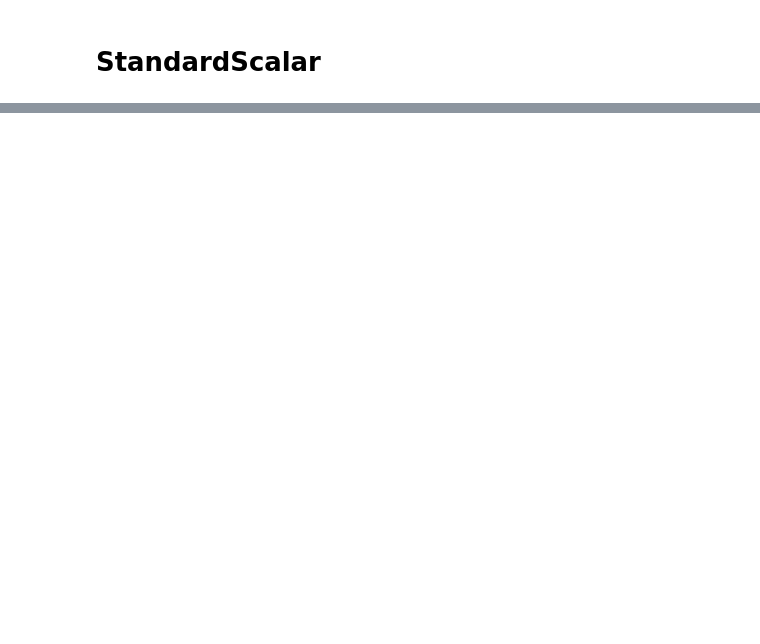
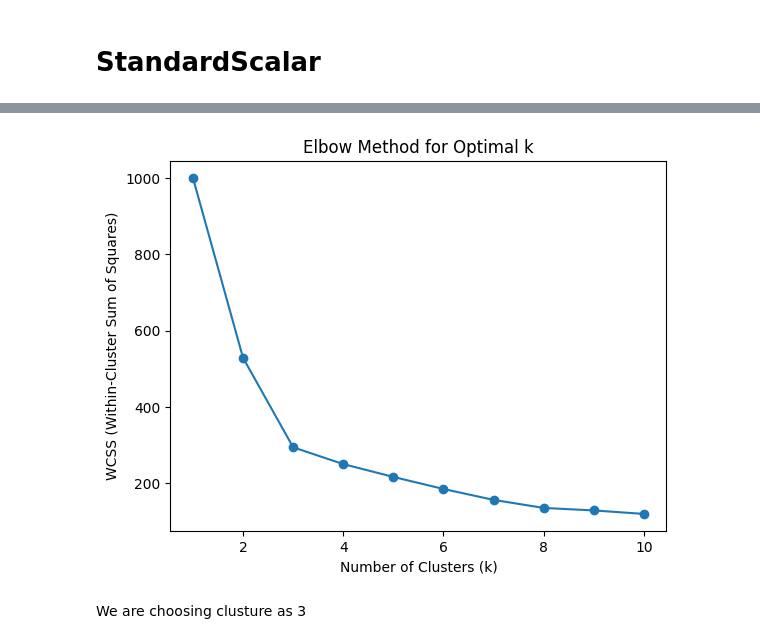
Before and after one commit to Abbasam8910/Machine-Learning-Tutorial, a Jupyter notebook: Day 54/K-Mean Clusturing.ipynb, the cells around one changed output, grey strips where cells are left out. Saved outputs shown, nothing was run; the diff lists cells and outputs as text; code cells hidden in the pictures; blank space fills up the shorter version.

```diff
--- a/Day 54/K-Mean Clusturing.ipynb
+++ b/Day 54/K-Mean Clusturing.ipynb
@@ -62,0 +63,12 @@ kmeans.inertia_
+# %%
+K_range = range(1,11)
+# %%
+plt.plot(K_range, wcss, marker = 'o')
+plt.xlabel('Number of Clusters (k)')
+plt.ylabel('WCSS (Within-Cluster Sum of Squares)')
+plt.title('Elbow Method for Optimal k')
+plt.show()
+# %% [output]
+[figure, added]
+# %% [markdown]
+We are choosing clusture as 3
```
Also changed, not shown: parts of 8 cells of this notebook.
